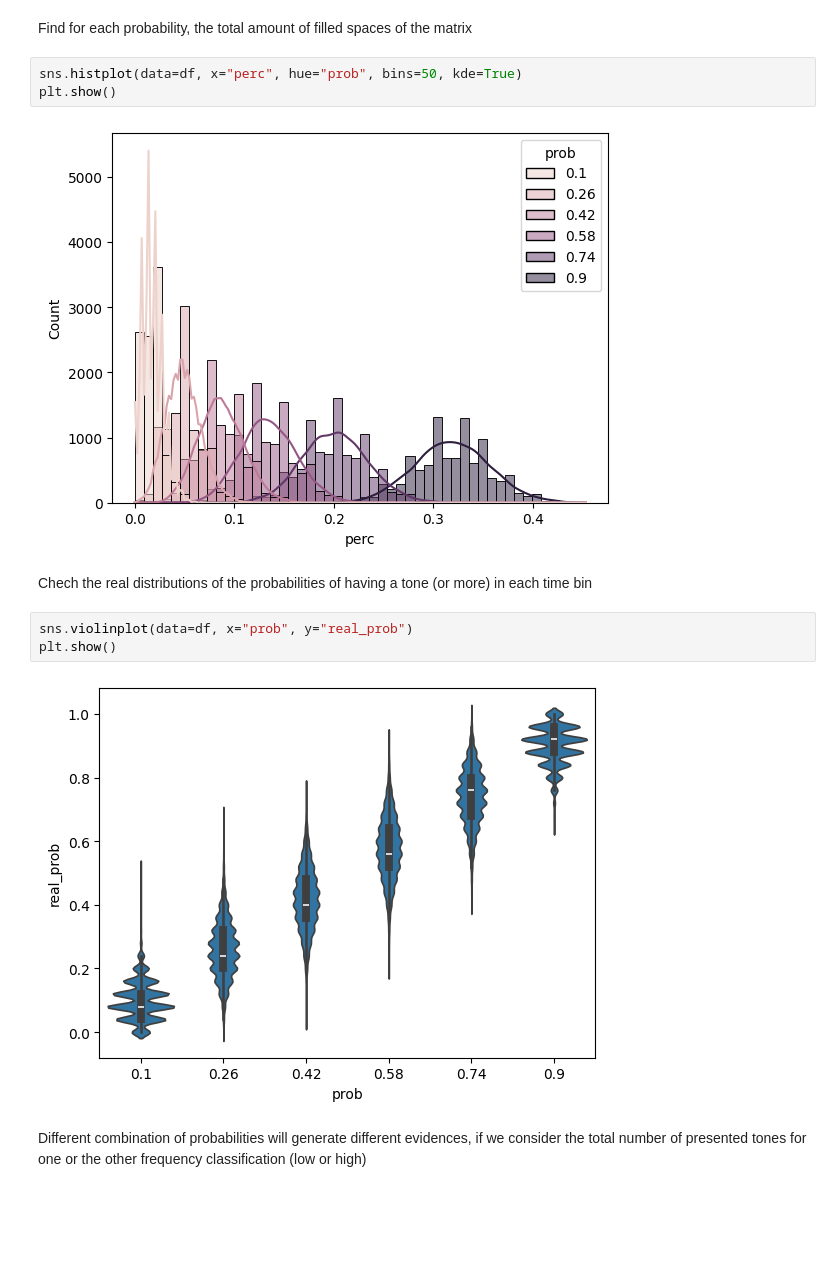
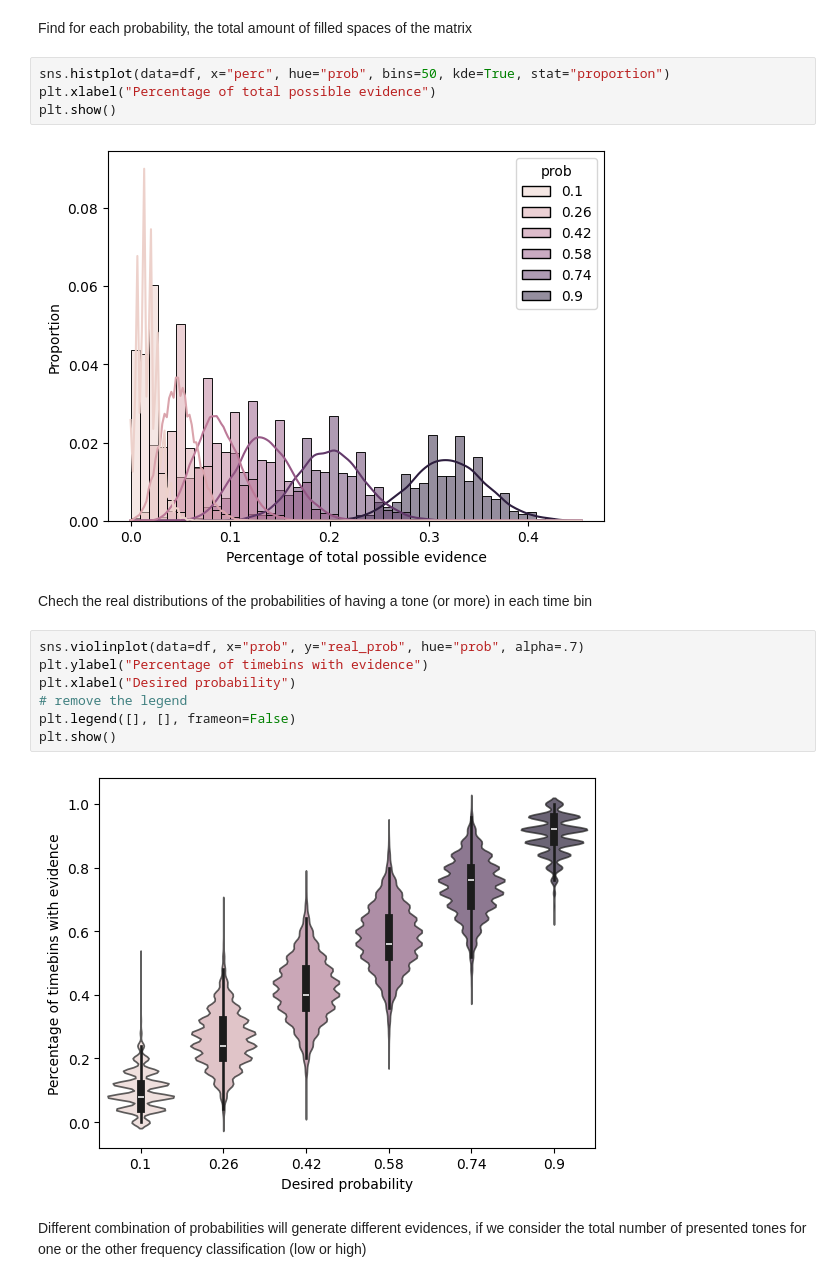
Before and after one commit to LearningCircuitsLab/auditory-task-python, a Jupyter notebook: sound_stimuli_analysis.ipynb, the cells around one changed output. Drawn from its saved outputs; the diff is of its cells as text; blank space fills up the shorter version.

```diff
--- a/sound_stimuli_analysis.ipynb
+++ b/sound_stimuli_analysis.ipynb
@@ -112,17 +115,22 @@ df = pd.DataFrame(list_of_dicts)
 # %% [markdown]
 Find for each probability, the total amount of filled spaces of the matrix
 # %%
-sns.histplot(data=df, x="perc", hue="prob", bins=50, kde=True)
+sns.histplot(data=df, x="perc", hue="prob", bins=50, kde=True, stat="proportion")
+plt.xlabel("Percentage of total possible evidence")
 plt.show()
 # %% [output]
-[figure, old version]
+[figure, new version]
 # %% [markdown]
 Chech the real distributions of the probabilities of having a tone (or more) in each time bin
 # %%
-sns.violinplot(data=df, x="prob", y="real_prob")
+sns.violinplot(data=df, x="prob", y="real_prob", hue="prob", alpha=.7)
+plt.ylabel("Percentage of timebins with evidence")
+plt.xlabel("Desired probability")
+# remove the legend
+plt.legend([], [], frameon=False)
 plt.show()
 # %% [output]
-[figure, old version]
+[figure, new version]
 # %% [markdown]
 Different combination of probabilities will generate different evidences, if we consider the total number of presented tones for one or the other frequency classification (low or high)
 # %%
```
Also changed, not shown: parts of 5 cells of this notebook, 3 other files.
